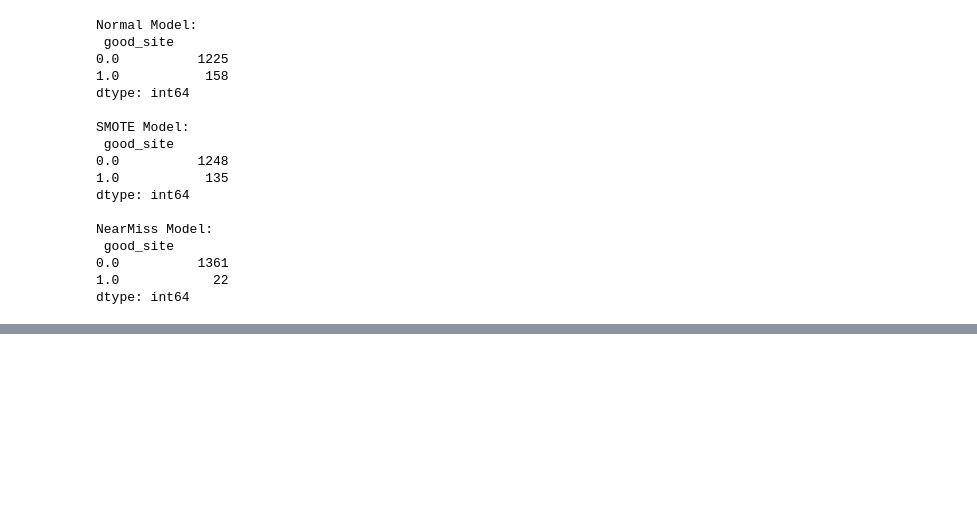
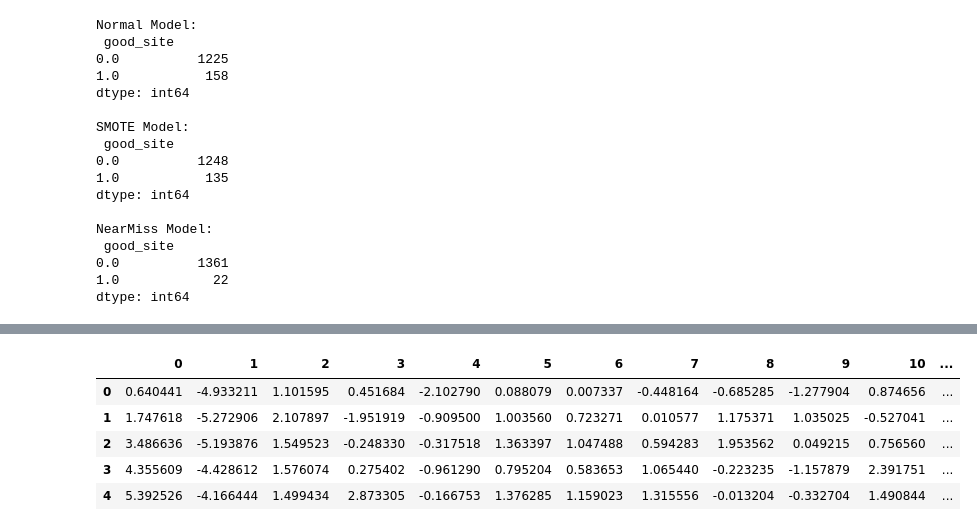
Before and after one commit to BloomTech-Labs/bridges-to-prosperity-ds-d, a Jupyter notebook: notebooks/B2P_Model.ipynb, the cells around one changed output, grey strips where cells are left out. Cells and saved outputs as stored; diff of their text form; code cells hidden in the pictures; blank space fills up the shorter version.

```diff
--- a/notebooks/B2P_Model.ipynb
+++ b/notebooks/B2P_Model.ipynb
@@ -341,0 +395,11 @@ dtype: int64
+# %%
+# Convert the components to dataframe:
+components = pd.DataFrame(components)
+components.head()
+# %% [output]
+|  | 0 | 1 | 2 | 3 | 4 | 5 | 6 | 7 | 8 | 9 | 10 | ... |
+| 0 | 0.640441 | -4.933211 | 1.101595 | 0.451684 | -2.102790 | 0.088079 | 0.007337 | -0.448164 | -0.685285 | -1.277904 | 0.874656 | ... |
+| 1 | 1.747618 | -5.272906 | 2.107897 | -1.951919 | -0.909500 | 1.003560 | 0.723271 | 0.010577 | 1.175371 | 1.035025 | -0.527041 | ... |
+| 2 | 3.486636 | -5.193876 | 1.549523 | -0.248330 | -0.317518 | 1.363397 | 1.047488 | 0.594283 | 1.953562 | 0.049215 | 0.756560 | ... |
+| 3 | 4.355609 | -4.428612 | 1.576074 | 0.275402 | -0.961290 | 0.795204 | 0.583653 | 1.065440 | -0.223235 | -1.157879 | 2.391751 | ... |
+| 4 | 5.392526 | -4.166444 | 1.499434 | 2.873305 | -0.166753 | 1.376285 | 1.159023 | 1.315556 | -0.013204 | -0.332704 | 1.490844 | ... |
```
Also changed, not shown: parts of 17 cells of this notebook.
